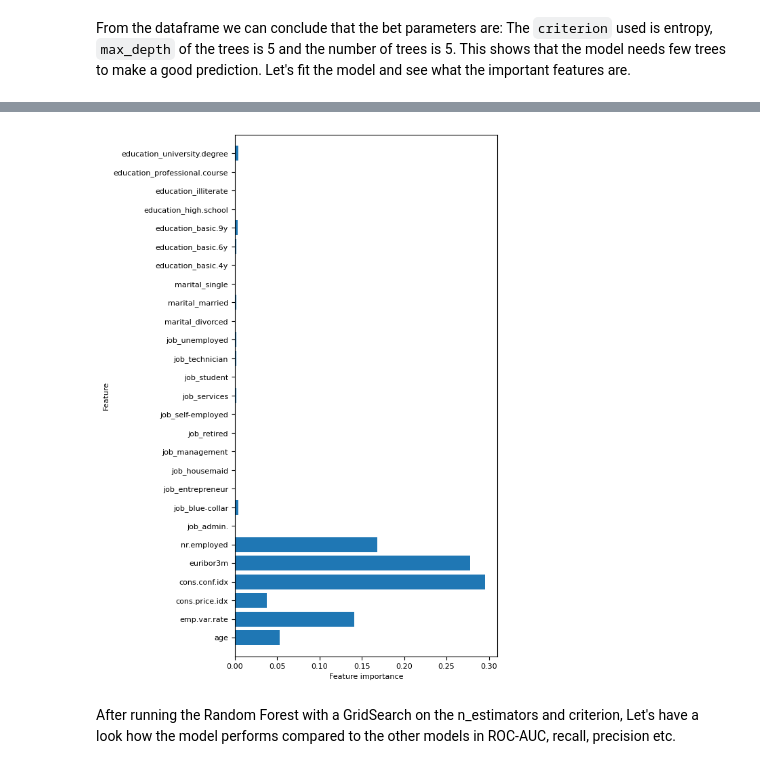
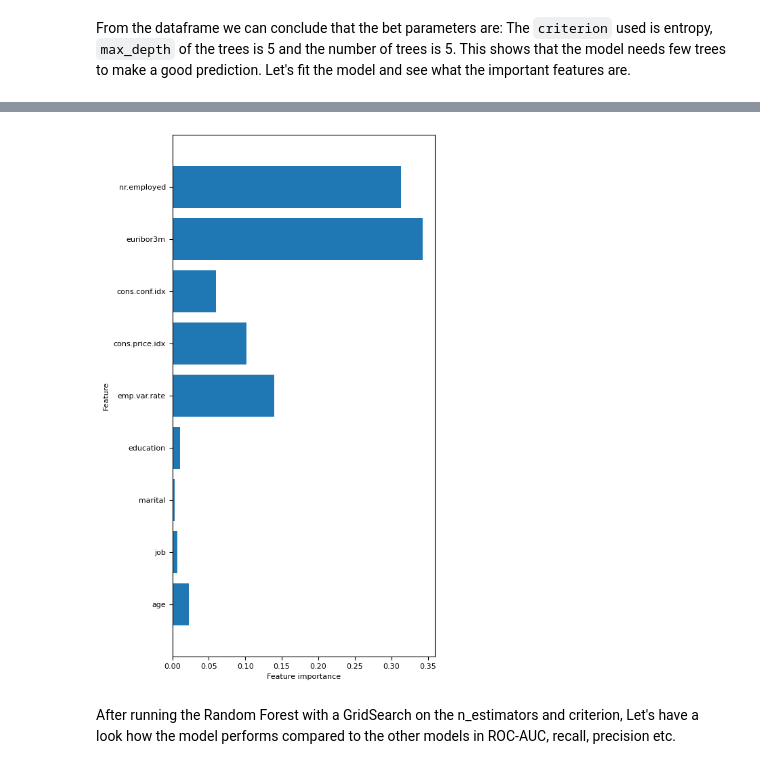
Before and after one commit to DSBE-Semester-A/DataMining, a Jupyter notebook: Assignment2/Assignment_2.ipynb, the cells around one changed output, grey strips where cells are left out. Saved outputs shown, nothing was run; the diff lists cells and outputs as text; code cells hidden in the pictures.

```diff
--- a/Assignment2/Assignment_2.ipynb
+++ b/Assignment2/Assignment_2.ipynb
@@ -945,18 +993,18 @@ RandomForestClassifier(max_depth=5, n_estimators=np.int64(5))
 # %%
 def plot_feature_importances(features, model):
     n_features = len(features)
     plt.figure(figsize=(5,10))
     plt.barh(range(n_features), model.feature_importances_, align='center')
     plt.yticks(range(n_features), features)
     plt.xlabel("Feature importance")
     plt.ylabel("Feature")
     plt.ylim(-1, n_features)
 
-df_plot = df_final.drop(['y'], axis=1)
+df_plot = df_demo_encoded.drop(['y'], axis=1)
 plt.rcParams.update({'font.size':8})
 plot_feature_importances(df_plot.columns, rf_best)
 # %% [output]
-[figure, old version]
+[figure, new version]
 # %% [markdown]
 After running the Random Forest with a GridSearch on the n_estimators and criterion, Let's have a look how the model performs compared to the other models in ROC-AUC, recall, precision etc.
 # %% [markdown]
```
Also changed, not shown: parts of 84 cells of this notebook.
